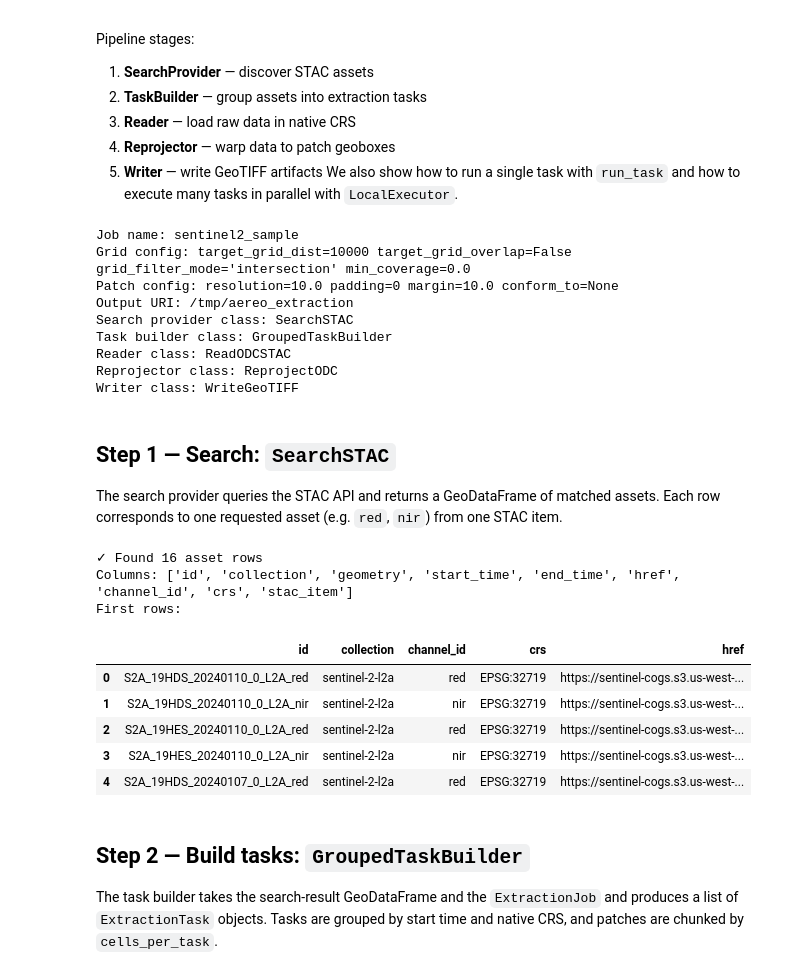
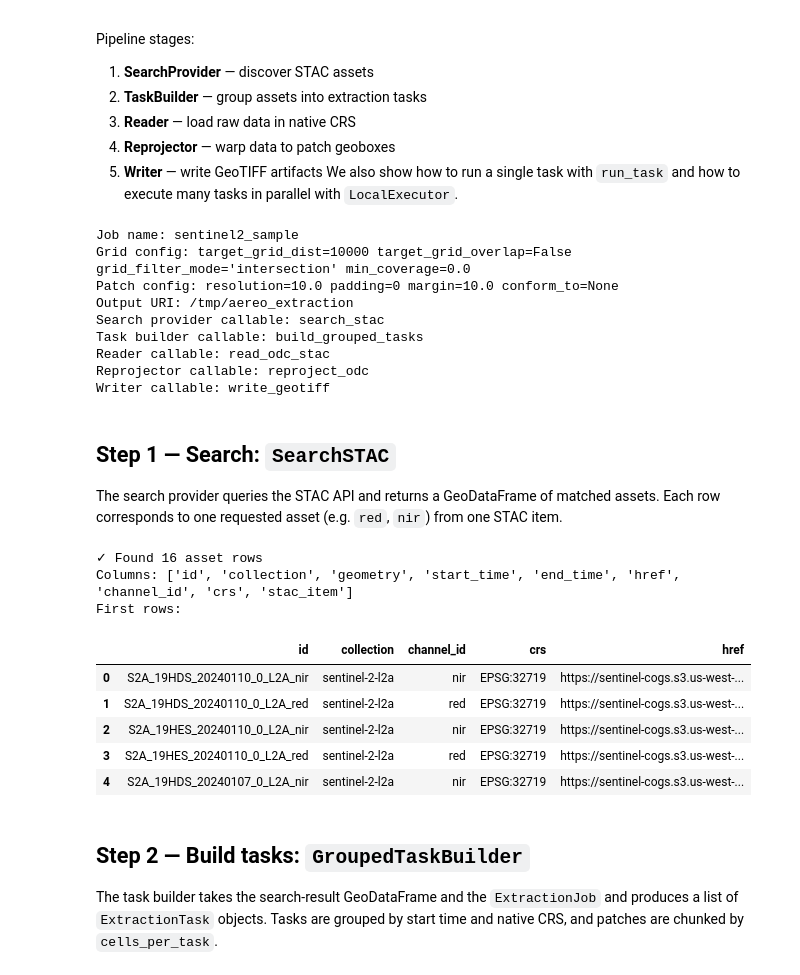
Before and after one commit to frandorr/aereo, a Jupyter notebook: examples/step_by_step.ipynb, the cells around one changed output. Drawn from its saved outputs; the diff is of its cells as text; code cells hidden in the pictures.

```diff
--- a/examples/step_by_step.ipynb
+++ b/examples/step_by_step.ipynb
@@ -22,30 +22,32 @@ job = ExtractionJob.load_from_config(
 
 # Search provider and task builder are runtime plugins, not part of the job model.
 search_cfg = OmegaConf.load("config/search/sentinel2_pc.yaml")
-search_provider = hydra.utils.instantiate(search_cfg, _convert_="all")
+search_provider = hydra.utils.instantiate(search_cfg, _convert_="all", _partial_=True)
 
 task_builder_cfg = OmegaConf.load("config/task_builder/grouped.yaml")
-task_builder = hydra.utils.instantiate(task_builder_cfg, _convert_="all")
+task_builder = hydra.utils.instantiate(
+    task_builder_cfg, _convert_="all", _partial_=True
+)
 
 print("Job name:", job.name)
 print("Grid config:", job.grid_config)
 print("Patch config:", job.patch_config)
 print("Output URI:", job.output_uri)
-print("Search provider class:", type(search_provider).__name__)
-print("Task builder class:", type(task_builder).__name__)
-print("Reader class:", type(job.extract.read).__name__)
-print("Reprojector class:", type(job.extract.reproject).__name__)
-print("Writer class:", type(job.extract.write).__name__)
+print("Search provider callable:", search_provider.func.__name__)
+print("Task builder callable:", task_builder.func.__name__)
+print("Reader callable:", job.extract.read.func.__name__)
+print("Reprojector callable:", job.extract.reproject.func.__name__)
+print("Writer callable:", job.extract.write.func.__name__)
 # %% [output]
 Job name: sentinel2_sample
 Grid config: target_grid_dist=10000 target_grid_overlap=False grid_filter_mode='intersection' min_coverage=0.0
 Patch config: resolution=10.0 padding=0 margin=10.0 conform_to=None
 Output URI: /tmp/aereo_extraction
-Search provider class: SearchSTAC
-Task builder class: GroupedTaskBuilder
-Reader class: ReadODCSTAC
-Reprojector class: ReprojectODC
-Writer class: WriteGeoTIFF
+Search provider callable: search_stac
+Task builder callable: build_grouped_tasks
+Reader callable: read_odc_stac
+Reprojector callable: reproject_odc
+Writer callable: write_geotiff
 # %% [markdown]
 ## Step 1 — Search: `SearchSTAC`
 
@@ -53,34 +55,36 @@ The search provider queries the STAC API and returns a GeoDataFrame of matched a
 # %%
 # The search_provider variable was loaded from the config package in the first cell.
 # You can also instantiate the same provider explicitly in code:
-from aereo.builtins import SearchSTAC
+from aereo.builtins.search import search_stac
+from functools import partial
 
-explicit_search_provider = SearchSTAC(
+explicit_search_provider = partial(
+    search_stac,
     stac_api_url="https://earth-search.aws.element84.com/v1",
     collections={"sentinel-2-l2a": ["red", "nir"]},
     intersects="config/aoi/chocon.geojson",
     start_datetime="2024-01-01T00:00:00Z",
     end_datetime="2024-01-10T23:59:59Z",
 )
 
 # Run the search
 assets = explicit_search_provider()  # equivalent to explicit_search_provider()
 print(f"\u2713 Found {len(assets)} asset rows")
 
 # Inspect the output schema
 print("Columns:", list(assets.columns))
 print("First rows:")
 assets[["id", "collection", "channel_id", "crs", "href"]].head()
 # %% [output]
 ✓ Found 16 asset rows
 Columns: ['id', 'collection', 'geometry', 'start_time', 'end_time', 'href', 'channel_id', 'crs', 'stac_item']
 First rows:
 |  | id | collection | channel_id | crs | href |
-| 0 | S2A_19HDS_20240110_0_L2A_red | sentinel-2-l2a | red | EPSG:32719 | https://sentinel-cogs.s3.us-west-... |
-| 1 | S2A_19HDS_20240110_0_L2A_nir | sentinel-2-l2a | nir | EPSG:32719 | https://sentinel-cogs.s3.us-west-... |
-| 2 | S2A_19HES_20240110_0_L2A_red | sentinel-2-l2a | red | EPSG:32719 | https://sentinel-cogs.s3.us-west-... |
-| 3 | S2A_19HES_20240110_0_L2A_nir | sentinel-2-l2a | nir | EPSG:32719 | https://sentinel-cogs.s3.us-west-... |
-| 4 | S2A_19HDS_20240107_0_L2A_red | sentinel-2-l2a | red | EPSG:32719 | https://sentinel-cogs.s3.us-west-... |
+| 0 | S2A_19HDS_20240110_0_L2A_nir | sentinel-2-l2a | nir | EPSG:32719 | https://sentinel-cogs.s3.us-west-... |
+| 1 | S2A_19HDS_20240110_0_L2A_red | sentinel-2-l2a | red | EPSG:32719 | https://sentinel-cogs.s3.us-west-... |
+| 2 | S2A_19HES_20240110_0_L2A_nir | sentinel-2-l2a | nir | EPSG:32719 | https://sentinel-cogs.s3.us-west-... |
+| 3 | S2A_19HES_20240110_0_L2A_red | sentinel-2-l2a | red | EPSG:32719 | https://sentinel-cogs.s3.us-west-... |
+| 4 | S2A_19HDS_20240107_0_L2A_nir | sentinel-2-l2a | nir | EPSG:32719 | https://sentinel-cogs.s3.us-west-... |
 # %% [markdown]
 ## Step 2 — Build tasks: `GroupedTaskBuilder`
 
```
Also changed, not shown: parts of 11 cells of this notebook, 47 other files.
